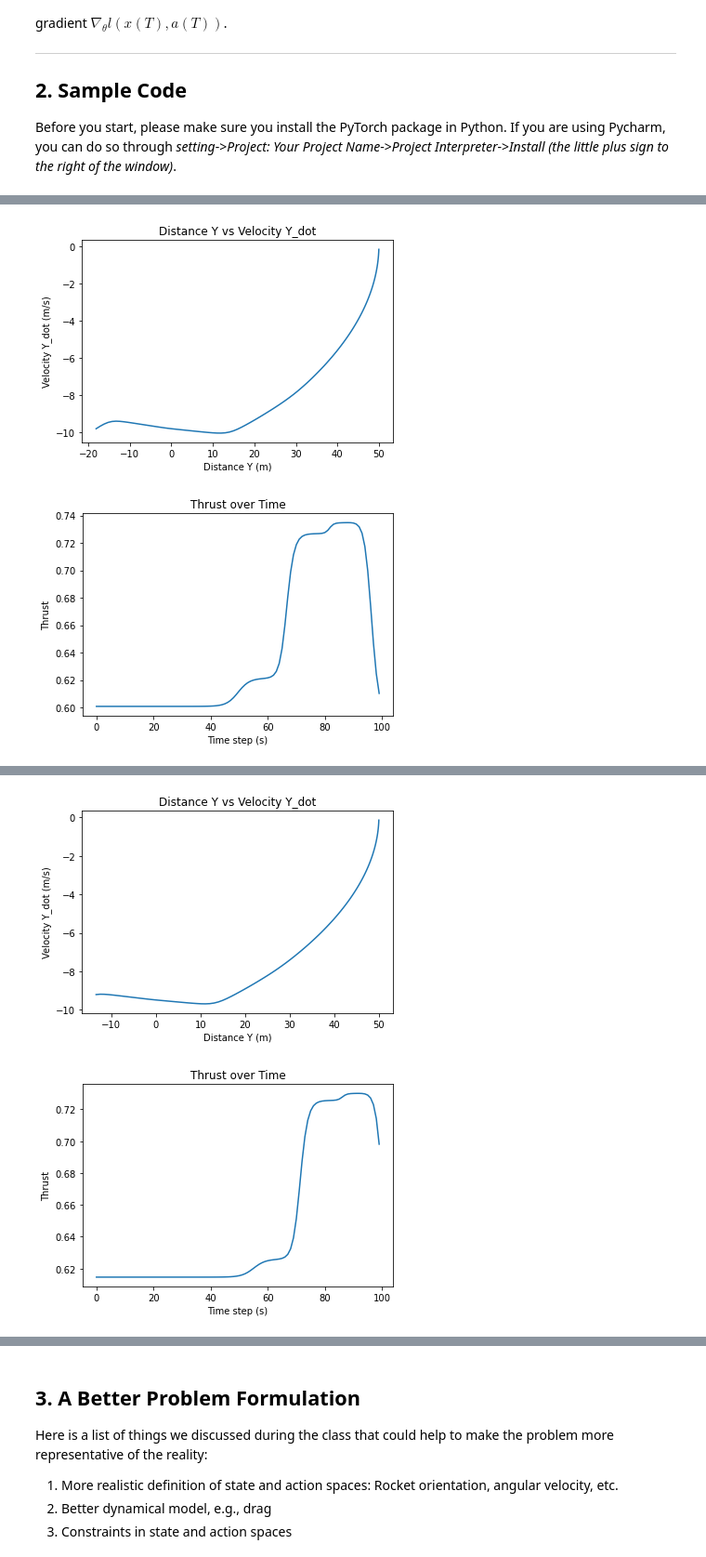
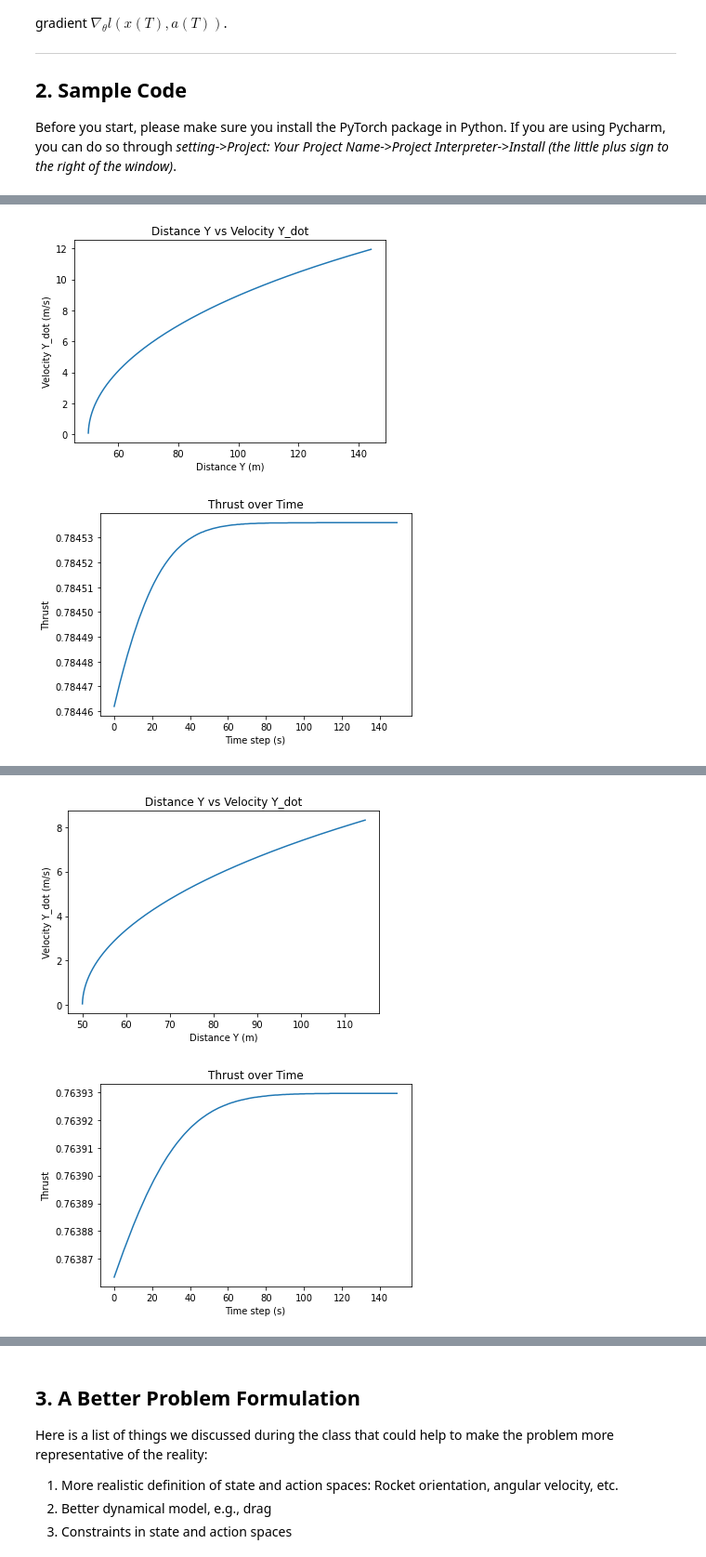
Before and after one commit to dmkim4/DesignOptimization2021Fall, a Jupyter notebook: Project/Project 1 gradient based algorithms and differentiable programming.ipynb, the cells around one changed output, grey strips where cells are left out. Shown at 93% size. Cells and saved outputs as stored; diff of their text form; code cells hidden in the pictures.

```diff
--- a/Project/Project 1 gradient based algorithms and differentiable programming.ipynb
+++ b/Project/Project 1 gradient based algorithms and differentiable programming.ipynb
@@ -165,8 +175,8 @@ class Dynamics(nn.Module):
                             [0., 1.]])
 
         state = t.matmul(step_mat, state)
-
-
+        if state[0] < 0:
+            state[0] = 0
 
         return state
 # %%
@@ -214,10 +224,9 @@ class Controller(nn.Module):
         super(Controller, self).__init__()
         self.network = nn.Sequential(
             nn.Linear(dim_input, dim_hidden),
-            nn.Tanh(),
+            nn.Sigmoid(),
             nn.Linear(dim_hidden, dim_output),
             # You can add more layers here
-            nn.Sigmoid()
         )
 
     def forward(self, state):
@@ -311,7 +320,7 @@ class Optimize:
 # %%
 # Now it's time to run the code!
 
-T = 100  # number of time steps
+T = 150  # number of time steps
 dim_input = 2  # state space dimensions
 dim_hidden = 6  # latent dimensions
 dim_output = 1  # action space dimensions
@@ -325,2 +334,2 @@ o.train(50)  # solve the optimization problem
-[figure, old version]
+[figure, new version]
-[figure, old version]
+[figure, new version]
@@ -328,2 +337,2 @@ o.train(50)  # solve the optimization problem
-[figure, old version]
+[figure, new version]
-[figure, old version]
+[figure, new version]
```
Also changed, not shown: parts of 2 cells of this notebook.
